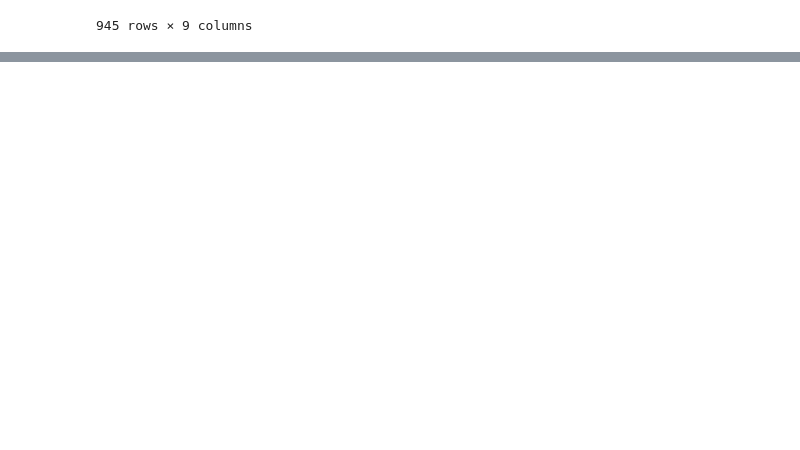
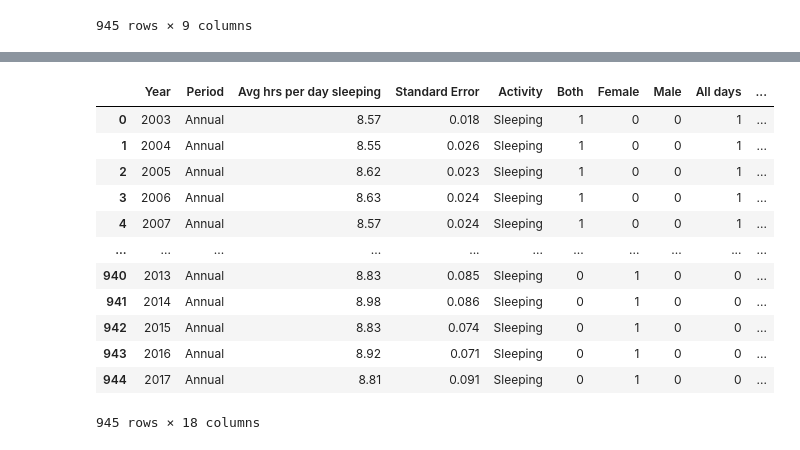
Before and after one commit to amicarellade/cs4342-finalp, a Jupyter notebook: Project.ipynb, the cells around one changed output, grey strips where cells are left out. Cells and saved outputs as stored; diff of their text form; code cells hidden in the pictures; blank space fills up the shorter version.

```diff
--- a/Project.ipynb
+++ b/Project.ipynb
@@ -42,0 +52,4 @@ df.head()
+# %%
+# droppin index column
+
+df.drop('index',axis=1,inplace=True)
@@ -42,0 +96,15 @@ df.head()
+# %%
+# Add One Hot Encoding to ShelveLoc
+# df5['Bad'] = np.where((df5.ShelveLoc == 'Bad'), 1, 0)
+# df5['Medium'] = np.where((df5.ShelveLoc == 'Medium'), 1, 0)
+# df5['Good'] = np.where((df5.ShelveLoc == 'Good'), 1, 0)
+# df5 = df5.drop(['ShelveLoc'], axis=1)
+# df5
+
+# One-hot encoding Sex category
+
+df['Both'] = np.where((df.Sex == 'Both'), 1, 0)
+df['Female'] = np.where((df.Sex == 'Women'), 1, 0)
+df['Male'] = np.where((df.Sex == 'Men'), 1, 0)
+df = df.drop(['Sex'], axis = 1)
+df
@@ -42,0 +132,6 @@ df.head()
+# %%
+df['All days'] = np.where((df['Type of Days'] == 'All days'), 1, 0)
+df['Weekdays'] = np.where((df['Type of Days'] == 'Nonholiday weekdays'), 1, 0)
+df['WeekendsHolidays'] = np.where((df['Type of Days'] == 'Weekend days and holidays'), 1, 0)
+df = df.drop(['Type of Days'], axis = 1)
+df
@@ -42,0 +163,24 @@ df.head()
+# %%
+df['U15'] = np.where((df['Age Group'] == '15 years and over'), 1, 0)
+df['15-24'] = np.where((df['Age Group'] == '15 to 24 years'), 1, 0)
+df['25-34'] = np.where((df['Age Group'] == '25 to 34 years'), 1, 0)
+df['35-44'] = np.where((df['Age Group'] == '35 to 44 years'), 1, 0)
+df['45-54'] = np.where((df['Age Group'] == '45 to 54 years'), 1, 0)
+df['55-64'] = np.where((df['Age Group'] == '55 to 64 years'), 1, 0)
+df['65+'] = np.where((df['Age Group'] == '65 years and over'), 1, 0)
+df = df.drop(['Age Group'], axis = 1)
+df
+# %% [output]
+|  | Year | Period | Avg hrs per day sleeping | Standard Error | Activity | Both | Female | Male | All days | ... |
+| 0 | 2003 | Annual | 8.57 | 0.018 | Sleeping | 1 | 0 | 0 | 1 | ... |
+| 1 | 2004 | Annual | 8.55 | 0.026 | Sleeping | 1 | 0 | 0 | 1 | ... |
+| 2 | 2005 | Annual | 8.62 | 0.023 | Sleeping | 1 | 0 | 0 | 1 | ... |
+| 3 | 2006 | Annual | 8.63 | 0.024 | Sleeping | 1 | 0 | 0 | 1 | ... |
+| 4 | 2007 | Annual | 8.57 | 0.024 | Sleeping | 1 | 0 | 0 | 1 | ... |
+| ... | ... | ... | ... | ... | ... | ... | ... | ... | ... | ... |
+| 940 | 2013 | Annual | 8.83 | 0.085 | Sleeping | 0 | 1 | 0 | 0 | ... |
+| 941 | 2014 | Annual | 8.98 | 0.086 | Sleeping | 0 | 1 | 0 | 0 | ... |
+| 942 | 2015 | Annual | 8.83 | 0.074 | Sleeping | 0 | 1 | 0 | 0 | ... |
+| 943 | 2016 | Annual | 8.92 | 0.071 | Sleeping | 0 | 1 | 0 | 0 | ... |
+| 944 | 2017 | Annual | 8.81 | 0.091 | Sleeping | 0 | 1 | 0 | 0 | ... |
+945 rows × 18 columns
```
Also changed, not shown: parts of 14 cells of this notebook.
